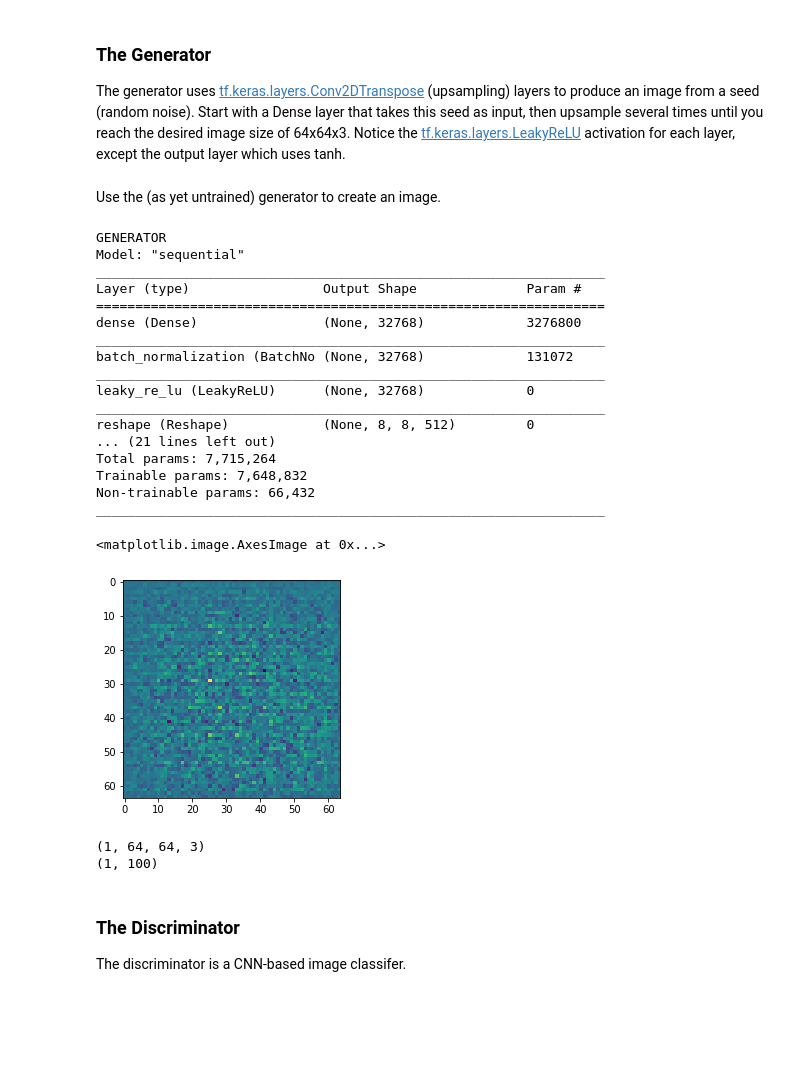
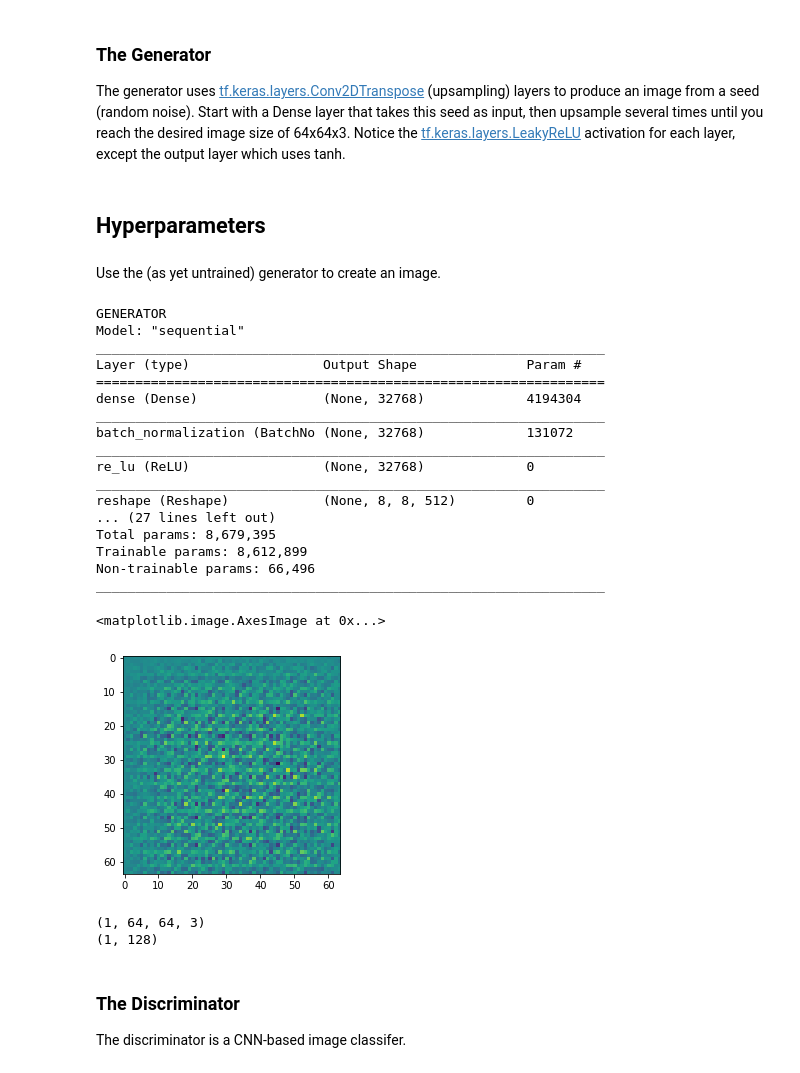
Before and after one commit to chrismattmann/DCGAN-Dog-Generator, a Jupyter notebook: tensorflow2-0-dcgan.ipynb, the cells around one changed output. Saved outputs shown, nothing was run; the diff lists cells and outputs as text; code cells hidden in the pictures; blank space fills up the shorter version.

```diff
--- a/tensorflow2-0-dcgan.ipynb
+++ b/tensorflow2-0-dcgan.ipynb
@@ -104,12 +108,24 @@ Both the generator and discriminator are defined using the Keras Sequential API
 ### The Generator
 
 The generator uses [tf.keras.layers.Conv2DTranspose](https://www.tensorflow.org/versions/r2.0/api_docs/python/tf/keras/layers/Conv2DTranspose) (upsampling) layers to produce an image from a seed (random noise). Start with a Dense layer that takes this seed as input, then upsample several times until you reach the desired image size of 64x64x3. Notice the [tf.keras.layers.LeakyReLU](https://www.tensorflow.org/versions/r2.0/api_docs/python/tf/keras/layers/LeakyReLU) activation for each layer, except the output layer which uses tanh.
+# %% [markdown]
+## Hyperparameters
+# %%
+weight_init_std = 0.02
+weight_init_mean = 0.0
+weight_initializer = tf.keras.initializers.TruncatedNormal(stddev=weight_init_std, mean=weight_init_mean,
+                                                          seed=42)
+lr_initial_d = tf.Variable(0.0002)
+lr_initial_g = tf.Variable(0.0002)
+lr_decay_steps = 1000
+decay_step = 50
+noise_dim = 128
 # %%
 def make_generator_model():
     model = tf.keras.Sequential()
-    model.add(layers.Dense(8*8*512, use_bias=False, input_shape=(100,)))
+    model.add(layers.Dense(8*8*512, use_bias=False, input_shape=(noise_dim,)))
     model.add(layers.BatchNormalization())
-    model.add(layers.LeakyReLU())
+    model.add(layers.ReLU())
 
     model.add(layers.Reshape((8, 8, 512)))
     assert model.output_shape == (None, 8, 8, 512)
@@ -117,21 +133,24 @@ def make_generator_model():
     model.add(layers.Conv2DTranspose(256, (5, 5), strides=(1, 1),  padding='same', use_bias=False))
     assert model.output_shape == (None, 8, 8, 256)
     model.add(layers.BatchNormalization())
-    model.add(layers.LeakyReLU())
+    model.add(layers.ReLU())
 
     model.add(layers.Conv2DTranspose(128, (5, 5), strides=(2, 2),  padding='same', use_bias=False))
     assert model.output_shape == (None, 16, 16, 128)
     model.add(layers.BatchNormalization())
-    model.add(layers.LeakyReLU())
+    model.add(layers.ReLU())
 
     model.add(layers.Conv2DTranspose(64, (5, 5), strides=(2, 2),  padding='same', use_bias=False))
     assert model.output_shape == (None, 32, 32, 64)
     model.add(layers.BatchNormalization())
-    model.add(layers.LeakyReLU())
+    model.add(layers.ReLU())
 
-    model.add(layers.Conv2DTranspose(3, (5,5), strides=(2, 2), padding='same', use_bias=False, activation='tanh'))
-    assert model.output_shape == (None, 64, 64, 3)
-    #model.add(layers.Dense(3, activation='tanh', use_bias=False))
+    model.add(layers.Conv2DTranspose(32, (5,5), strides=(2, 2), padding='same', use_bias=False))
+    assert model.output_shape == (None, 64, 64, 32)
+    model.add(layers.BatchNormalization())
+    model.add(layers.ReLU())
+
+    model.add(layers.Dense(3, activation='tanh', kernel_initializer=weight_initializer))
     print("GENERATOR")
     model.summary()
     return model
@@ -140,37 +159,37 @@ Use the (as yet untrained) generator to create an image.
 # %%
 generator = make_generator_model()
 
-noise = tf.random.normal([1, 100])
+noise = tf.random.normal([1, noise_dim])
 
 generated_image = generator(noise,training=False)
 
 plt.imshow(generated_image[0, :, :, 0])
 # %% [output]
 GENERATOR
 Model: "sequential"
 _________________________________________________________________
 Layer (type)                 Output Shape              Param #
 =================================================================
-dense (Dense)                (None, 32768)             3276800
+dense (Dense)                (None, 32768)             4194304
 _________________________________________________________________
 batch_normalization (BatchNo (None, 32768)             131072
 _________________________________________________________________
-leaky_re_lu (LeakyReLU)      (None, 32768)             0
+re_lu (ReLU)                 (None, 32768)             0
 _________________________________________________________________
 reshape (Reshape)            (None, 8, 8, 512)         0
-... (21 lines left out)
-Total params: 7,715,264
-Trainable params: 7,648,832
-Non-trainable params: 66,432
+... (27 lines left out)
+Total params: 8,679,395
+Trainable params: 8,612,899
+Non-trainable params: 66,496
 _________________________________________________________________
 <matplotlib.image.AxesImage at 0x...>
-[figure, old version]
+[figure, new version]
 # %%
 print(generated_image.shape)
 print(noise.shape)
 # %% [output]
 (1, 64, 64, 3)
-(1, 100)
+(1, 128)
 # %% [markdown]
 ### The Discriminator
 
```
Also changed, not shown: parts of 16 cells of this notebook.
